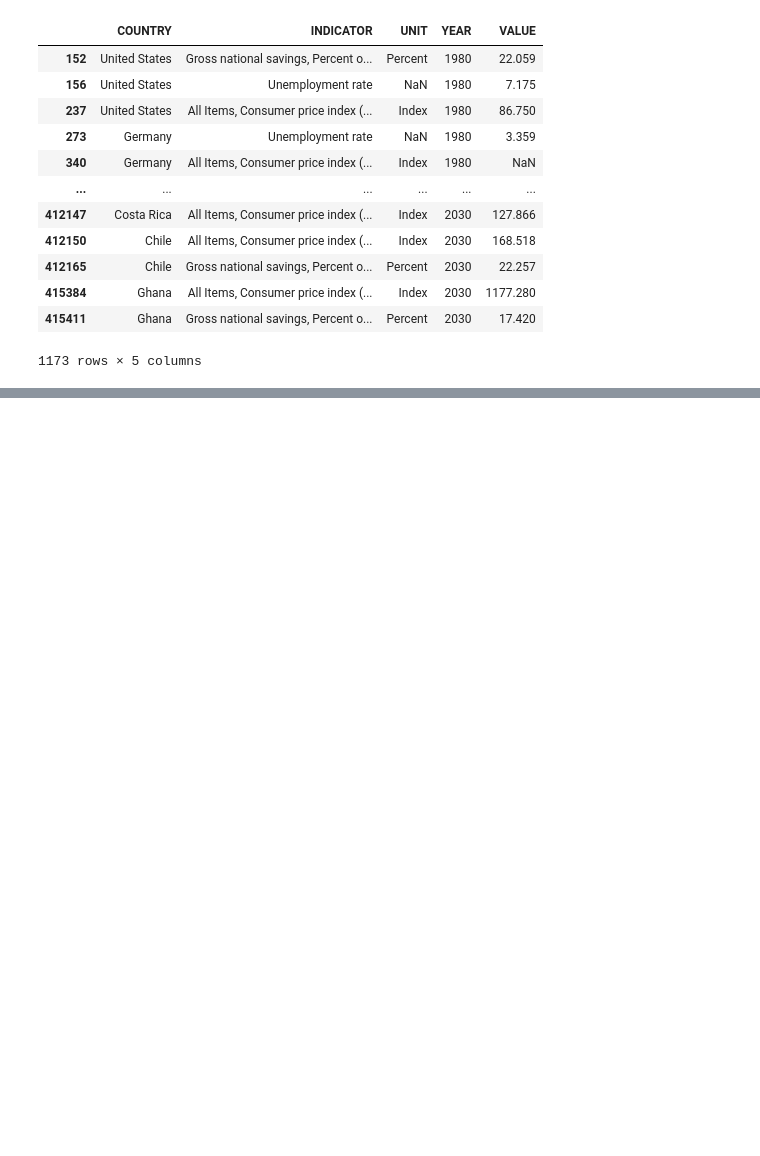
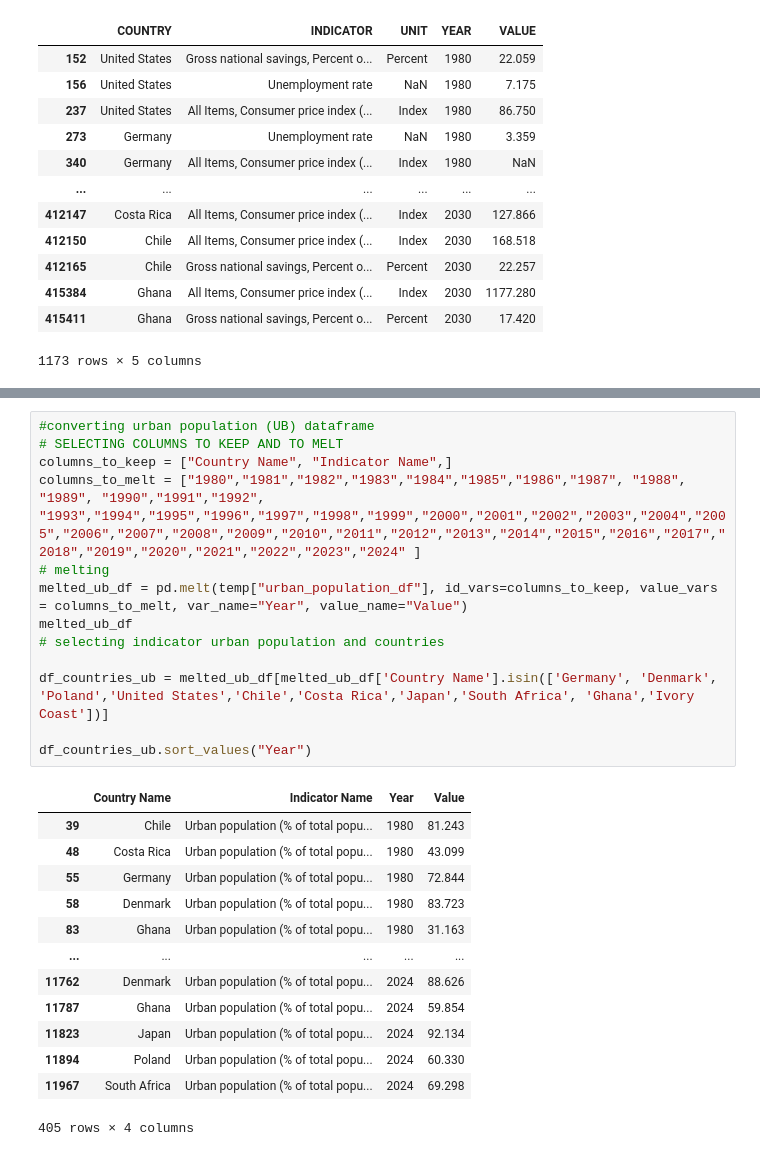
Before and after one commit to MDYCK12/Well-Being-Economics-, a Jupyter notebook: Notebooks/data transformation.ipynb, the cells around one changed output, grey strips where cells are left out. Drawn from its saved outputs; the diff is of its cells as text; blank space fills up the shorter version.

```diff
--- a/Notebooks/data transformation.ipynb
+++ b/Notebooks/data transformation.ipynb
@@ -173,0 +201,27 @@ df_countries_analysis
+# %%
+#converting urban population (UB) dataframe
+# SELECTING COLUMNS TO KEEP AND TO MELT
+columns_to_keep = ["Country Name", "Indicator Name",]
+columns_to_melt = ["1980","1981","1982","1983","1984","1985","1986","1987", "1988", "1989", "1990","1991","1992", "1993","1994","1995","1996","1997","1998","1999","2000","2001","2002","2003","2004","2005","2006","2007","2008","2009","2010","2011","2012","2013","2014","2015","2016","2017","2018","2019","2020","2021","2022","2023","2024" ]
+# melting
+melted_ub_df = pd.melt(temp["urban_population_df"], id_vars=columns_to_keep, value_vars = columns_to_melt, var_name="Year", value_name="Value")
+melted_ub_df
+# selecting indicator urban population and countries
+
+df_countries_ub = melted_ub_df[melted_ub_df['Country Name'].isin(['Germany', 'Denmark', 'Poland','United States','Chile','Costa Rica','Japan','South Africa', 'Ghana','Ivory Coast'])]
+
+df_countries_ub.sort_values("Year")
+# %% [output]
+|  | Country Name | Indicator Name | Year | Value |
+| 39 | Chile | Urban population (% of total popu... | 1980 | 81.243 |
+| 48 | Costa Rica | Urban population (% of total popu... | 1980 | 43.099 |
+| 55 | Germany | Urban population (% of total popu... | 1980 | 72.844 |
+| 58 | Denmark | Urban population (% of total popu... | 1980 | 83.723 |
+| 83 | Ghana | Urban population (% of total popu... | 1980 | 31.163 |
+| ... | ... | ... | ... | ... |
+| 11762 | Denmark | Urban population (% of total popu... | 2024 | 88.626 |
+| 11787 | Ghana | Urban population (% of total popu... | 2024 | 59.854 |
+| 11823 | Japan | Urban population (% of total popu... | 2024 | 92.134 |
+| 11894 | Poland | Urban population (% of total popu... | 2024 | 60.330 |
+| 11967 | South Africa | Urban population (% of total popu... | 2024 | 69.298 |
+405 rows × 4 columns
```
Also changed, not shown: parts of 15 cells of this notebook.
